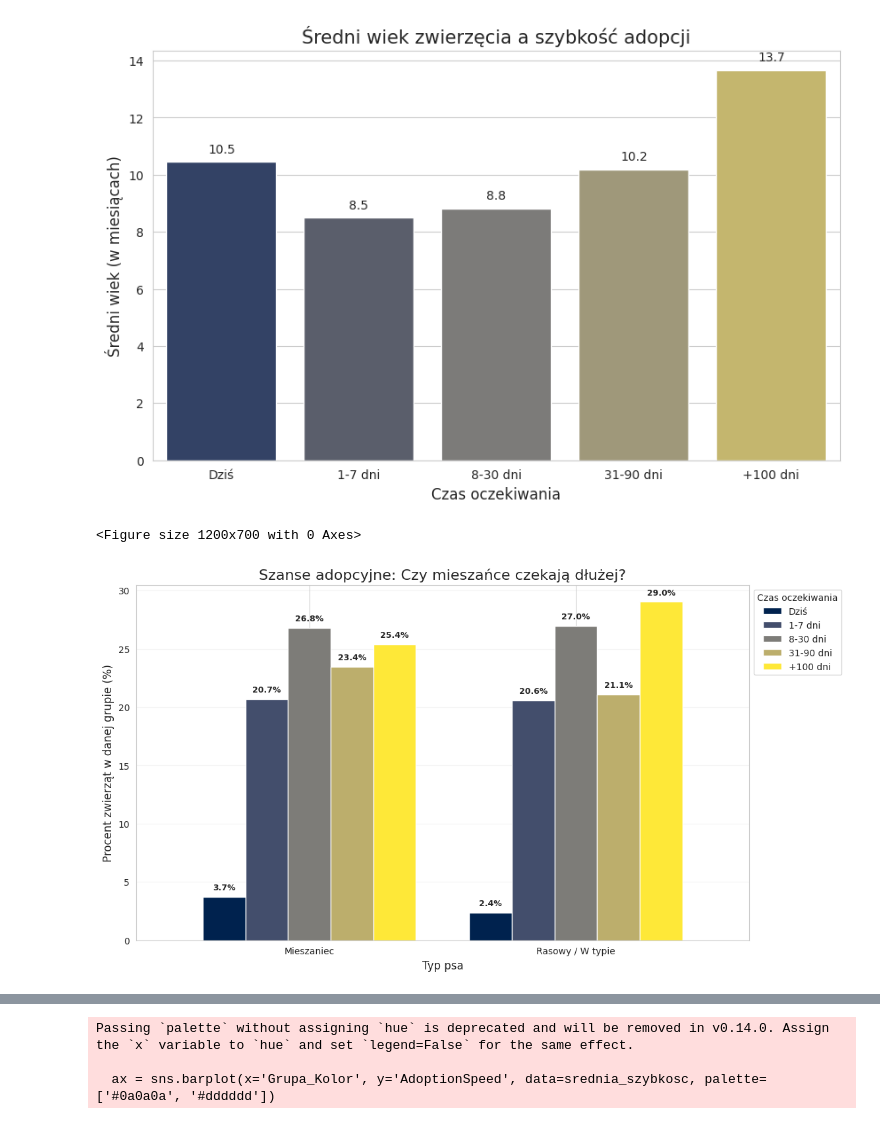
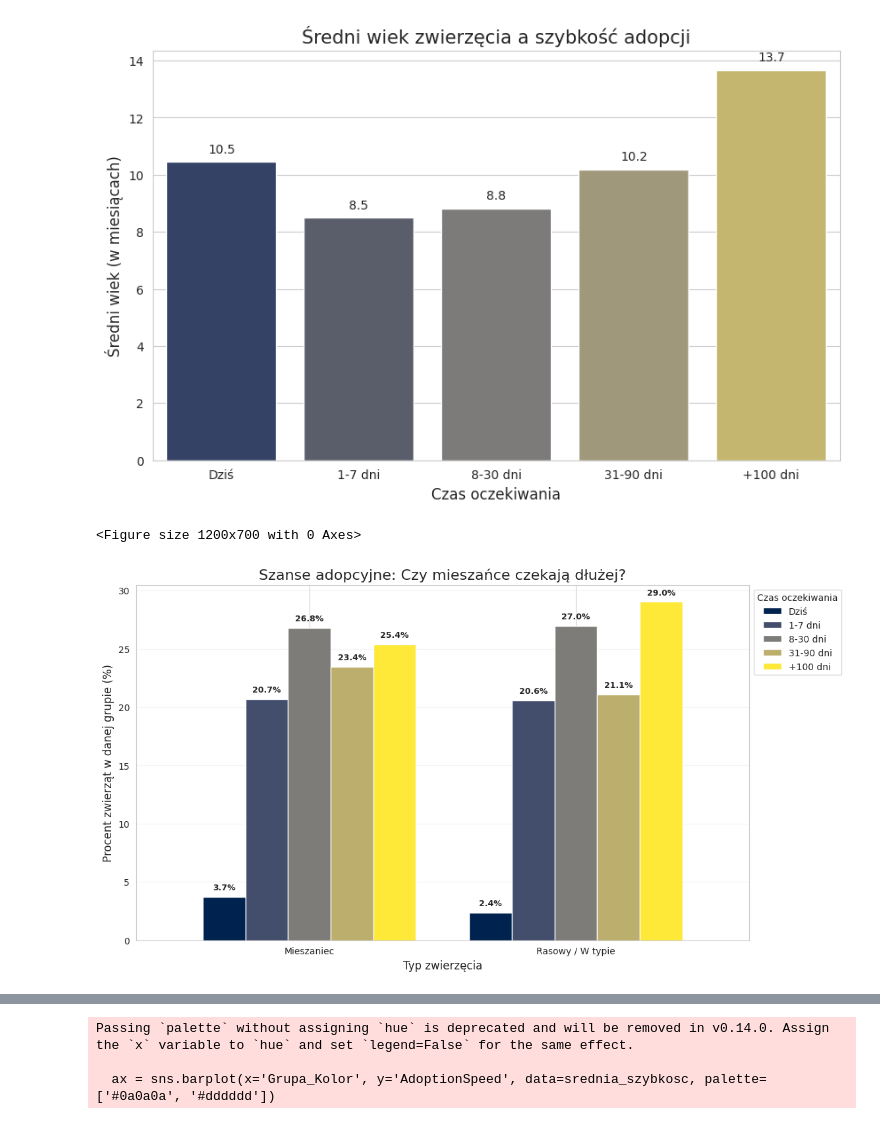
Before and after one commit to trozmarynowski/Projekt-Zaliczeniony-Merito, a Jupyter notebook: Untitled85.ipynb, the cells around one changed output, grey strips where cells are left out. Drawn from its saved outputs; the diff is of its cells as text; code cells hidden in the pictures.

```diff
--- a/Untitled85.ipynb
+++ b/Untitled85.ipynb
@@ -155,33 +155,33 @@ Passing `palette` without assigning `hue` is deprecated and will be removed in v
 # Upewniam się, że kolumna Status_Rasy istnieje
 df['Status_Rasy'] = df['Breed2'].apply(lambda x: 'Rasowy / W typie' if x == 0 else 'Mieszaniec')
 
 # Tworzę tabelę procentową
 tabela = pd.crosstab(df['Status_Rasy'], df['AdoptionSpeed'], normalize='index') * 100
 
 # Definiuję etykiety
 etykiety = ['Dziś', '1-7 dni', '8-30 dni', '31-90 dni', '+100 dni']
 tabela.columns = etykiety
 
 # Rysuję wykres
 plt.figure(figsize=(12, 7))
 
 ax = tabela.plot(kind='bar', width=0.8, colormap='cividis', figsize=(12,7))
 
 plt.title('Szanse adopcyjne: Czy mieszańce czekają dłużej?', fontsize=16)
-plt.xlabel('Typ psa', fontsize=12)
+plt.xlabel('Typ zwierzęcia', fontsize=12)
 plt.ylabel('Procent zwierząt w danej grupie (%)', fontsize=12)
 plt.legend(title='Czas oczekiwania', bbox_to_anchor=(1.0, 1.0))
 plt.xticks(rotation=0) # Poziome napisy pod wykresem
 plt.grid(axis='y', alpha=0.2)
 
-# Dodaję procenty nad słupkami
+# Dokładam procenty nad słupkami
 for p in ax.patches:
     ax.annotate(f'{p.get_height():.1f}%',
                 (p.get_x() + p.get_width() / 2., p.get_height()),
                 ha='center', va='center', xytext=(0, 10), textcoords='offset points',
                 fontsize=9, fontweight='bold')
 
 plt.show()
 # %% [output]
 <Figure size 1200x700 with 0 Axes>
-[figure, old version]
+[figure, new version]
```
Also changed, not shown: parts of 5 cells of this notebook.
